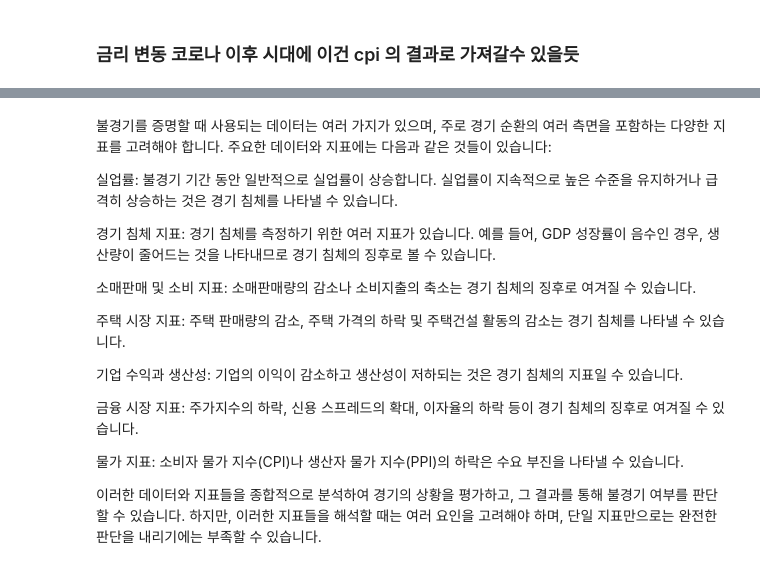
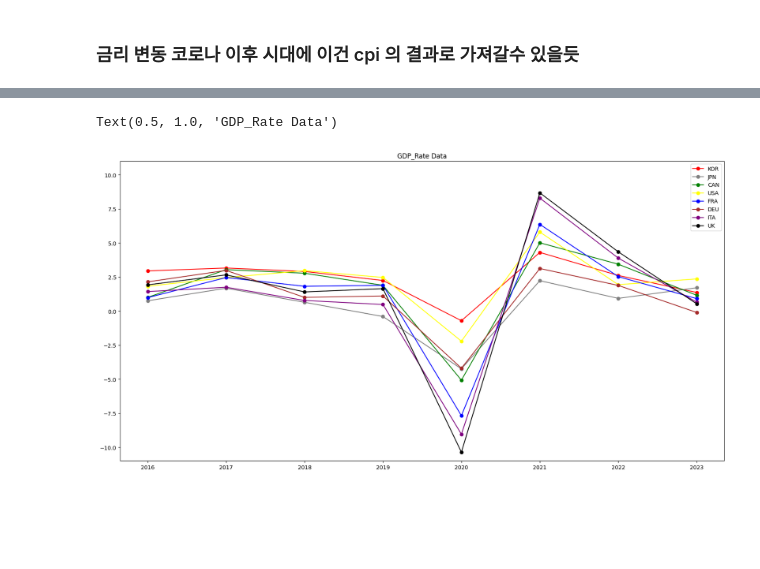
Before and after one commit to WonwooJacobSong/G7_Korea_cpidata, a Jupyter notebook: inflation_data.ipynb, the cells around one changed output, grey strips where cells are left out. Drawn from its saved outputs; the diff is of its cells as text; code cells hidden in the pictures; blank space fills up the shorter version.

```diff
--- a/inflation_data.ipynb
+++ b/inflation_data.ipynb
@@ -395,31 +435,16 @@ unemployment_rate_df
 # %%
 plt.figure(figsize=(20,10))
 plt.plot(GDP_RATE_date,KOR_GDP,color="red",marker='o',label="KOR")
 plt.plot(GDP_RATE_date,JP_GDP,color="grey",marker='o',label="JPN")
 plt.plot(GDP_RATE_date,CAN_GDP,color="green",marker='o',label="CAN")
 plt.plot(GDP_RATE_date,USA_GDP,color="yellow",marker='o',label="USA")
 plt.plot(GDP_RATE_date,FRA_GDP,color="blue",marker='o',label="FRA")
 plt.plot(GDP_RATE_date,DEU_GDP,color="brown",marker='o',label="DEU")
 plt.plot(GDP_RATE_date,ITA_GDP,color="purple",marker='o',label="ITA")
 plt.plot(GDP_RATE_date,UK_GDP,color="black",marker='o',label="UK")
+plt.legend()
 plt.ylim(-11,11)
 plt.title("GDP_Rate Data")
+# %% [output]
+Text(0.5, 1.0, 'GDP_Rate Data')
+[figure, added]
-# %% [markdown]
-
-불경기를 증명할 때 사용되는 데이터는 여러 가지가 있으며, 주로 경기 순환의 여러 측면을 포함하는 다양한 지표를 고려해야 합니다. 주요한 데이터와 지표에는 다음과 같은 것들이 있습니다:
-
-실업률: 불경기 기간 동안 일반적으로 실업률이 상승합니다. 실업률이 지속적으로 높은 수준을 유지하거나 급격히 상승하는 것은 경기 침체를 나타낼 수 있습니다.
-
-경기 침체 지표: 경기 침체를 측정하기 위한 여러 지표가 있습니다. 예를 들어, GDP 성장률이 음수인 경우, 생산량이 줄어드는 것을 나타내므로 경기 침체의 징후로 볼 수 있습니다.
-
-소매판매 및 소비 지표: 소매판매량의 감소나 소비지출의 축소는 경기 침체의 징후로 여겨질 수 있습니다.
-
-주택 시장 지표: 주택 판매량의 감소, 주택 가격의 하락 및 주택건설 활동의 감소는 경기 침체를 나타낼 수 있습니다.
-
-기업 수익과 생산성: 기업의 이익이 감소하고 생산성이 저하되는 것은 경기 침체의 지표일 수 있습니다.
-
-금융 시장 지표: 주가지수의 하락, 신용 스프레드의 확대, 이자율의 하락 등이 경기 침체의 징후로 여겨질 수 있습니다.
-
-물가 지표: 소비자 물가 지수(CPI)나 생산자 물가 지수(PPI)의 하락은 수요 부진을 나타낼 수 있습니다.
-
-이러한 데이터와 지표들을 종합적으로 분석하여 경기의 상황을 평가하고, 그 결과를 통해 불경기 여부를 판단할 수 있습니다. 하지만, 이러한 지표들을 해석할 때는 여러 요인을 고려해야 하며, 단일 지표만으로는 완전한 판단을 내리기에는 부족할 수 있습니다.
```
Also changed, not shown: parts of 11 cells of this notebook.
